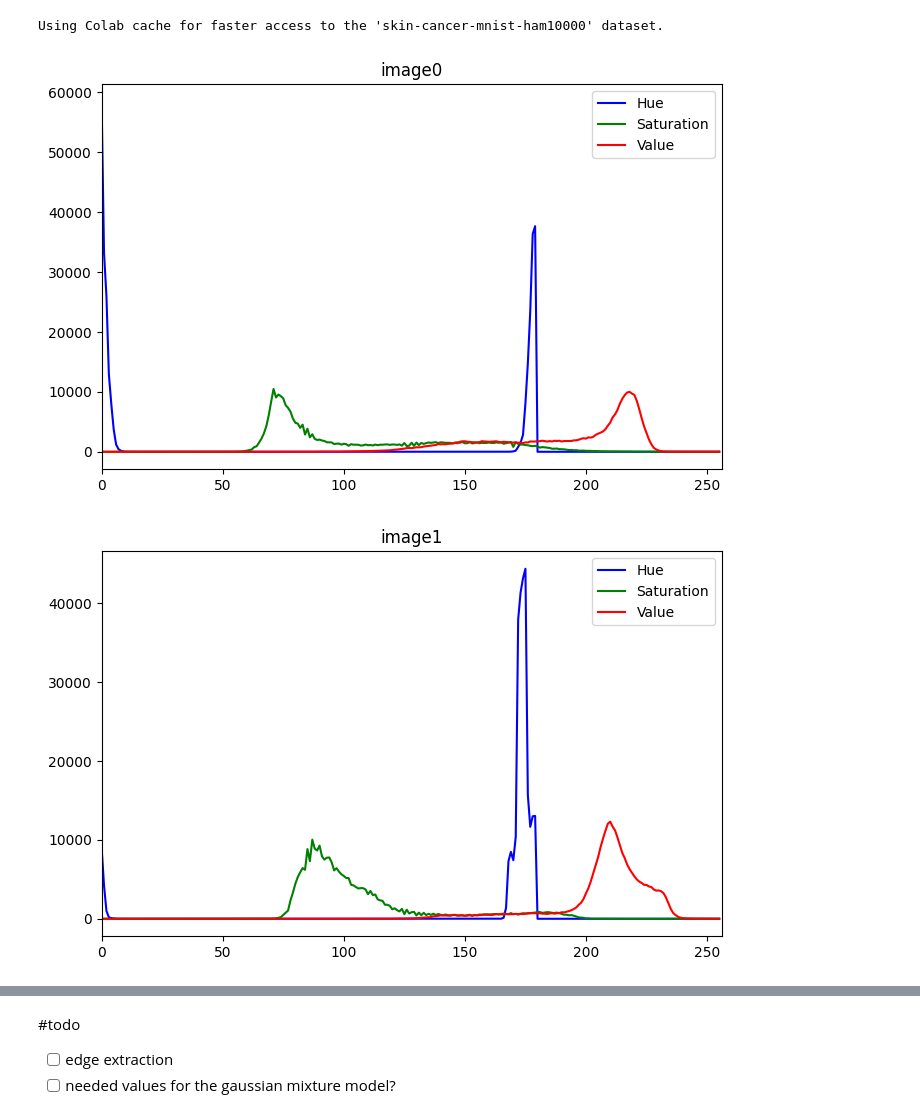
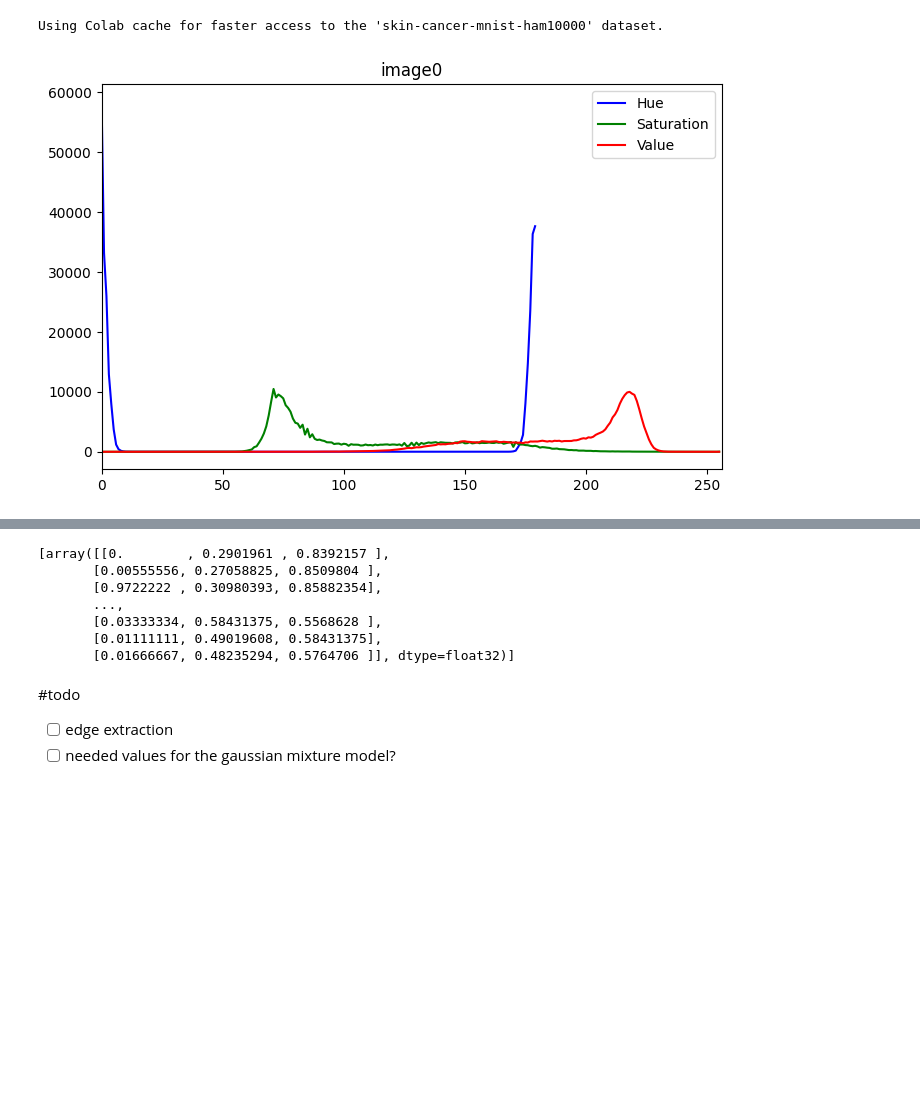
Before and after one commit to Twolvero/Skin-Lesion-Triage, a Jupyter notebook: feature-extraction.ipynb, the cells around one changed output, grey strips where cells are left out. Drawn from its saved outputs; the diff is of its cells as text; code cells hidden in the pictures; blank space fills up the shorter version.

Commit message:
output gmm usable format

```diff
--- a/feature-extraction.ipynb
+++ b/feature-extraction.ipynb
@@ -29,35 +29,48 @@ def load_images(num: int) -> tuple[list[np.ndarray], tuple[int, int, int]]:
 
         images.append(img)
 
     return images, img.shape
 
 def create_hist(img: np.ndarray):
   """
   create a histogram (HSV) by taking an image
   """
-  h = cv2.calcHist([img], [0], None, [256], [0,256])
+  h = cv2.calcHist([img], [0], None, [180], [0,180])
   s = cv2.calcHist([img], [1], None, [256], [0,256])
   v = cv2.calcHist([img], [2], None, [256], [0,256])
   return h, s, v
 
 def create_plots(imgs: list[np.ndarray]):
   for i, img in enumerate(imgs):
     h, s, v = create_hist(img)
     plt.figure(figsize=(8,5))
     plt.plot(h, color='b', label='Hue')
     plt.plot(s, color='g', label='Saturation')
     plt.plot(v, color='r', label='Value')
     plt.xlim([0,256])
     plt.title(f'image{i}')
     plt.legend()
     plt.show()
 
-imgs, shape = load_images(3)
+def shirnk_dims(imgs: list[np.ndarray]):
+  output = []
+  for img in imgs:
+    reshaped_img = img.reshape(-1, 3).astype(np.float32)
+    # normalize values
+    reshaped_img[:, 0] /= 180.0
+    reshaped_img[:, 1:] /= 255.0
+    output.append(reshaped_img)
+
+  return output
+
+
+
+imgs, shape = load_images(1)
 # print(imgs)
 # print(shape)
 
-# Hue ends at 179
+# Hue ends at 180
 create_plots(imgs)
+shirnk_dims(imgs)
 # %% [output]
-[figure, old version]
+[figure, new version]
-[figure, removed]
@@ -65,3 +77,10 @@ create_plots(imgs)
+[array([[0.        , 0.2901961 , 0.8392157 ],
+       [0.00555556, 0.27058825, 0.8509804 ],
+       [0.9722222 , 0.30980393, 0.85882354],
+       ...,
+       [0.03333334, 0.58431375, 0.5568628 ],
+       [0.01111111, 0.49019608, 0.58431375],
+       [0.01666667, 0.48235294, 0.5764706 ]], dtype=float32)]
 # %% [markdown]
 #todo
 - [ ] edge extraction
```
Also changed, not shown: parts of 1 cell of this notebook.
